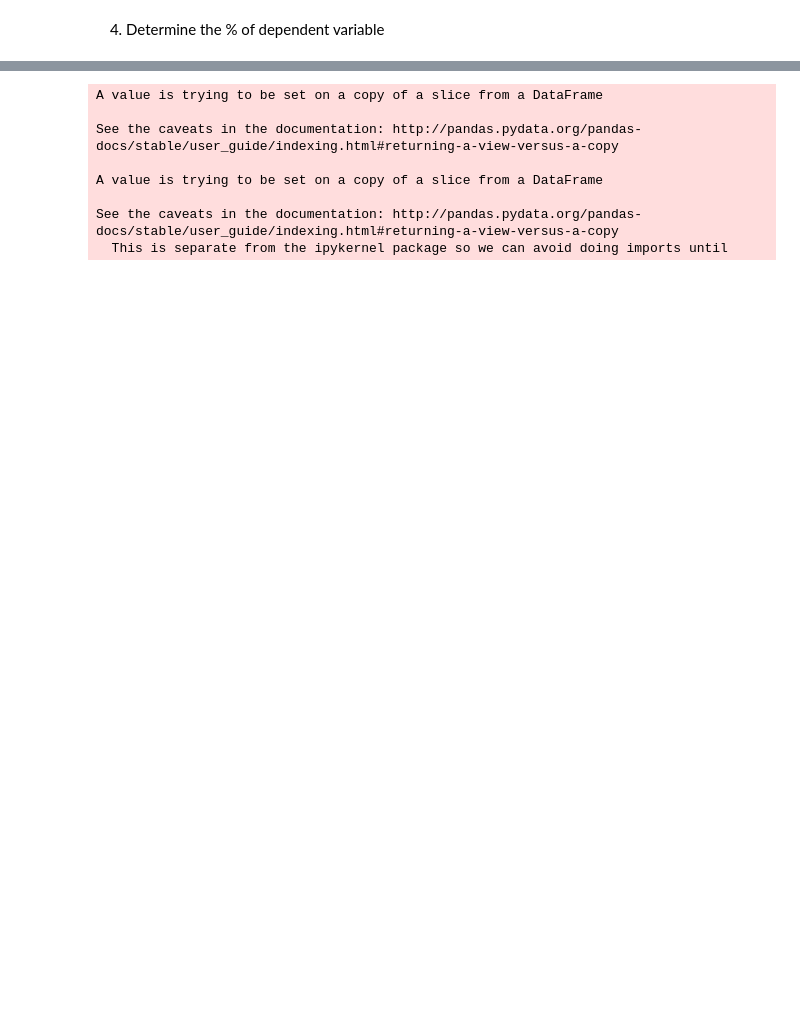
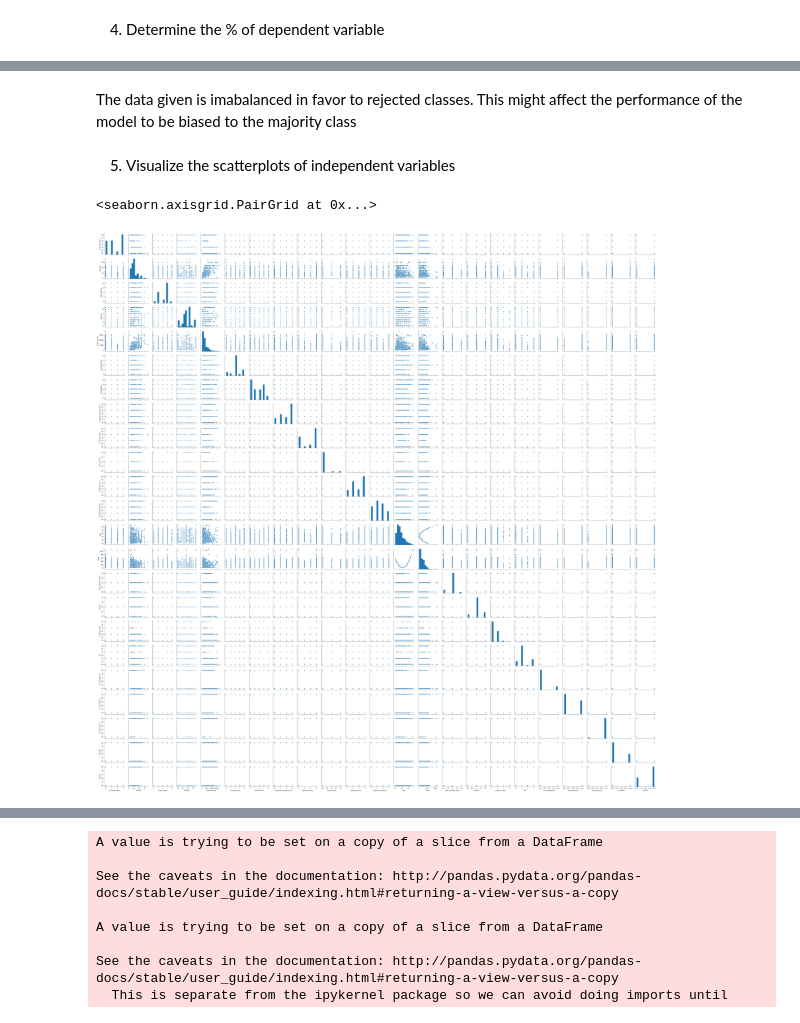
Before and after one commit to redmundnacario/-temporary-repo, a Jupyter notebook: Predict Lending.ipynb, the cells around one changed output, grey strips where cells are left out. Drawn from its saved outputs; the diff is of its cells as text; code cells hidden in the pictures; blank space fills up the shorter version.

```diff
--- a/Predict Lending.ipynb
+++ b/Predict Lending.ipynb
@@ -107,0 +203,9 @@ np.shape(data_df[data_df["accepted"] == 1])[0]
+# %% [markdown]
+The data given is imabalanced in favor to rejected classes. This might affect the performance of the model to be biased to the majority class
+# %% [markdown]
+5. Visualize the scatterplots of independent variables
+# %%
+sns.pairplot(data_df[columns_X])
+# %% [output]
+<seaborn.axisgrid.PairGrid at 0x...>
+[figure, added]
```
Also changed, not shown: parts of 59 cells of this notebook.
